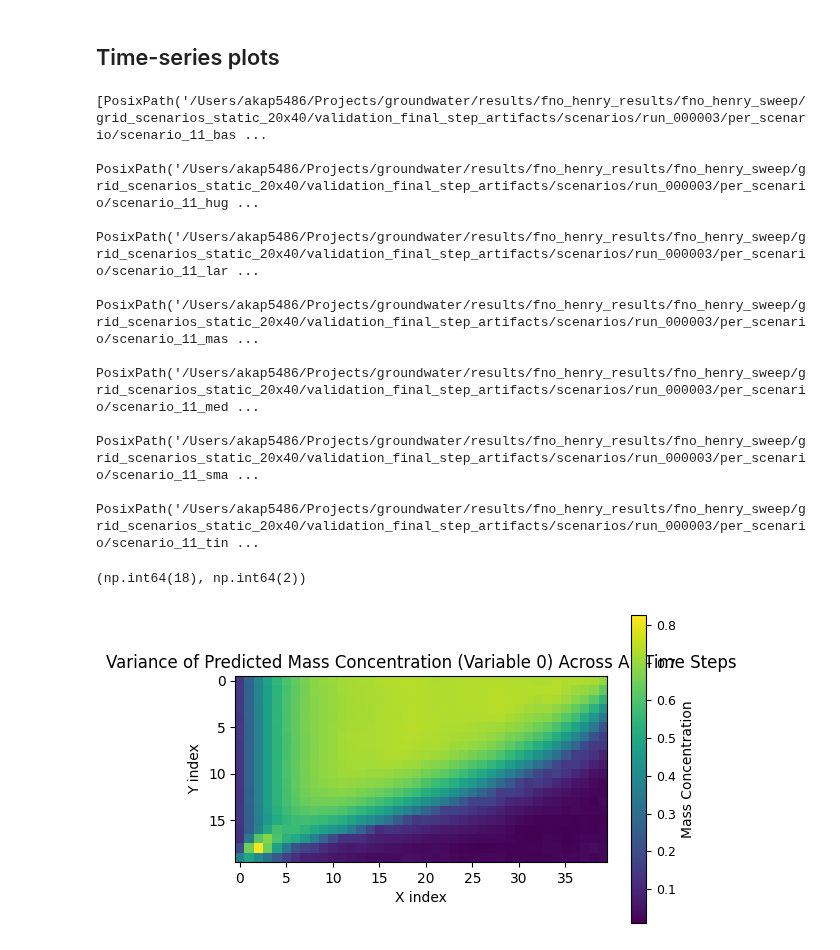
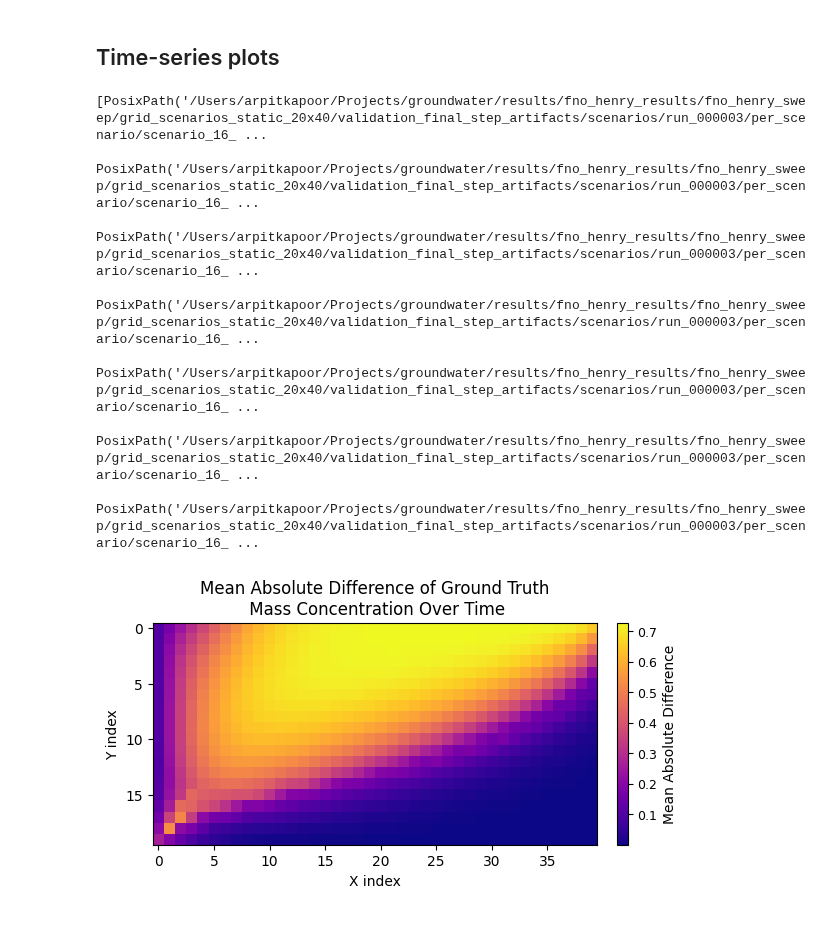
Before and after one commit to arpit-kapoor/gw_henry_fno, a Jupyter notebook: notebooks/compare_preds_targets.ipynb, the cells around one changed output. Cells and saved outputs as stored; diff of their text form; code cells hidden in the pictures.

Commit message:
Prediction Analysis Notebook Updated

```diff
--- a/notebooks/compare_preds_targets.ipynb
+++ b/notebooks/compare_preds_targets.ipynb
@@ -790,40 +790,59 @@ else:
 # %% [markdown]
 ## Time-series plots
 # %%
-npz_files = sorted(grid_results_dir.glob("**/per_scenario/scenario_11*val_all_steps.npz"))
+npz_files = sorted(grid_results_dir.glob("**/per_scenario/scenario_16*val_all_steps.npz"))
+res_data = np.load(npz_files[0], allow_pickle=True)
 npz_files
 # %% [output]
-[PosixPath('/Users/akap5486/Projects/groundwater/results/fno_henry_results/fno_henry_sweep/grid_scenarios_static_20x40/validation_final_step_artifacts/scenarios/run_000003/per_scenario/scenario_11_bas ...
- PosixPath('/Users/akap5486/Projects/groundwater/results/fno_henry_results/fno_henry_sweep/grid_scenarios_static_20x40/validation_final_step_artifacts/scenarios/run_000003/per_scenario/scenario_11_hug ...
- PosixPath('/Users/akap5486/Projects/groundwater/results/fno_henry_results/fno_henry_sweep/grid_scenarios_static_20x40/validation_final_step_artifacts/scenarios/run_000003/per_scenario/scenario_11_lar ...
- PosixPath('/Users/akap5486/Projects/groundwater/results/fno_henry_results/fno_henry_sweep/grid_scenarios_static_20x40/validation_final_step_artifacts/scenarios/run_000003/per_scenario/scenario_11_mas ...
- PosixPath('/Users/akap5486/Projects/groundwater/results/fno_henry_results/fno_henry_sweep/grid_scenarios_static_20x40/validation_final_step_artifacts/scenarios/run_000003/per_scenario/scenario_11_med ...
- PosixPath('/Users/akap5486/Projects/groundwater/results/fno_henry_results/fno_henry_sweep/grid_scenarios_static_20x40/validation_final_step_artifacts/scenarios/run_000003/per_scenario/scenario_11_sma ...
- PosixPath('/Users/akap5486/Projects/groundwater/results/fno_henry_results/fno_henry_sweep/grid_scenarios_static_20x40/validation_final_step_artifacts/scenarios/run_000003/per_scenario/scenario_11_tin ...
+[PosixPath('/Users/arpitkapoor/Projects/groundwater/results/fno_henry_results/fno_henry_sweep/grid_scenarios_static_20x40/validation_final_step_artifacts/scenarios/run_000003/per_scenario/scenario_16_ ...
+ PosixPath('/Users/arpitkapoor/Projects/groundwater/results/fno_henry_results/fno_henry_sweep/grid_scenarios_static_20x40/validation_final_step_artifacts/scenarios/run_000003/per_scenario/scenario_16_ ...
+ PosixPath('/Users/arpitkapoor/Projects/groundwater/results/fno_henry_results/fno_henry_sweep/grid_scenarios_static_20x40/validation_final_step_artifacts/scenarios/run_000003/per_scenario/scenario_16_ ...
+ PosixPath('/Users/arpitkapoor/Projects/groundwater/results/fno_henry_results/fno_henry_sweep/grid_scenarios_static_20x40/validation_final_step_artifacts/scenarios/run_000003/per_scenario/scenario_16_ ...
+ PosixPath('/Users/arpitkapoor/Projects/groundwater/results/fno_henry_results/fno_henry_sweep/grid_scenarios_static_20x40/validation_final_step_artifacts/scenarios/run_000003/per_scenario/scenario_16_ ...
+ PosixPath('/Users/arpitkapoor/Projects/groundwater/results/fno_henry_results/fno_henry_sweep/grid_scenarios_static_20x40/validation_final_step_artifacts/scenarios/run_000003/per_scenario/scenario_16_ ...
+ PosixPath('/Users/arpitkapoor/Projects/groundwater/results/fno_henry_results/fno_henry_sweep/grid_scenarios_static_20x40/validation_final_step_artifacts/scenarios/run_000003/per_scenario/scenario_16_ ...
+# %%
+def plot_2d_field(data, title, cbar_label, cmap="plasma", figsize=None):
+    if not isinstance(data, list):
+        data = [data]
+    if not isinstance(title, list):
+        title = [title]
+    if not isinstance(cbar_label, list):
+        cbar_label = [cbar_label]
+    if not isinstance(cmap, list):
+        cmap = [cmap]
+
+    n_plots = len(data)
+    if figsize is None:
+        figsize = (6 * n_plots, 4)
+
+    fig, axes = plt.subplots(1, n_plots, figsize=figsize, squeeze=False)
+    axes = axes.flatten()
+
+    for i in range(n_plots):
+        ax = axes[i]
+        im = ax.imshow(data[i], cmap=cmap[i])
+        ax.set_title(title[i], fontsize=12)
+        ax.set_xlabel("X index", fontsize=10)
+        ax.set_ylabel("Y index", fontsize=10)
+        cbar = fig.colorbar(im, ax=ax, fraction=0.046, pad=0.04, shrink=0.6)
+        cbar.set_label(cbar_label[i], fontsize=10)
+        cbar.ax.tick_params(labelsize=9)
+
+    plt.tight_layout()
+    plt.show()
+    return fig, axes
 # %%
 # get 2D index of the cell with largest max-time diff
-diff = np.abs(np.diff(res_data["predictions_all"][:, 0], axis=0))      # shape (T-1, ny, nx)
+diff = np.abs(np.diff(res_data["ground_truth_all"][:, 0], axis=0))      # shape (T-1, ny, nx)
 max_over_time = diff.mean(axis=0)                              # shape (ny, nx)
-flat_idx = max_over_time.argmax()
-y_idx, x_idx = np.unravel_index(flat_idx, max_over_time.shape)
-(y_idx, x_idx)
+
+_ = plot_2d_field(
+    data=max_over_time,
+    title="Mean Absolute Difference of Ground Truth\n Mass Concentration Over Time",
+    cbar_label="Mean Absolute Difference",
+    cmap="plasma",
+)
 # %% [output]
-(np.int64(18), np.int64(2))
+[figure, added]
-# %%
-res_data = np.load(npz_files[0], allow_pickle=True)
-res_data['predictions_all'].shape, res_data['ground_truth_all'].shape,
-
-mass_conc_var = np.abs(np.diff(res_data['predictions_all'][:, 0], axis=0)).mean(axis=0)
-
-fig, ax = plt.subplots(figsize=(6, 4))
-im = ax.imshow(mass_conc_var, cmap="viridis")
-ax.set_title("Variance of Predicted Mass Concentration (Variable 0) Across All Time Steps", fontsize=12)
-ax.set_xlabel("X index", fontsize=10)
-ax.set_ylabel("Y index", fontsize=10)
-cbar = fig.colorbar(im, ax=ax)
-cbar.set_label("Mass Concentration", fontsize=10)
-cbar.ax.tick_params(labelsize=9)
-plt.show()
-# %% [output]
-[figure, removed]
 # %%
```
Also changed, not shown: parts of 8 cells of this notebook.
